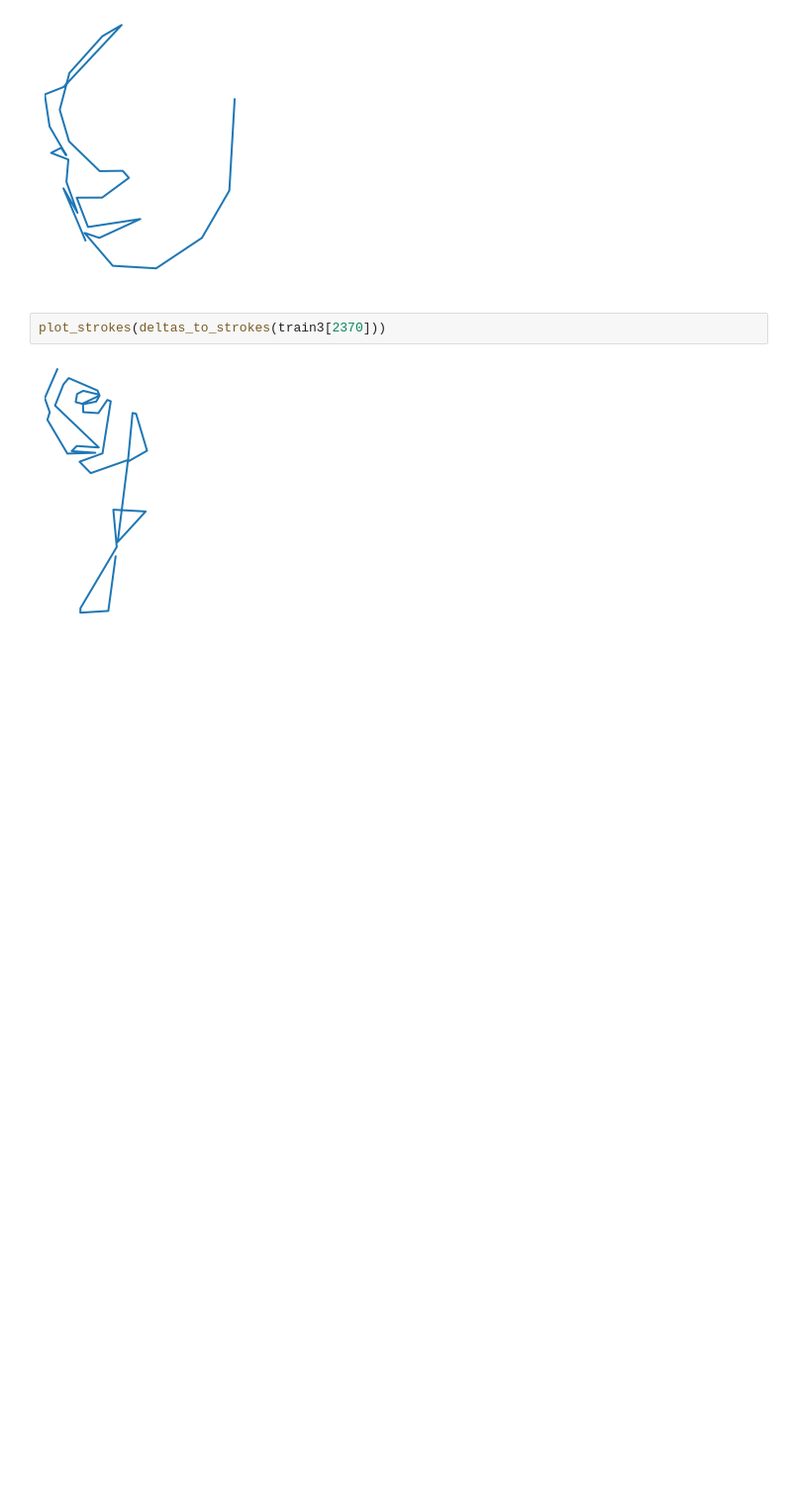
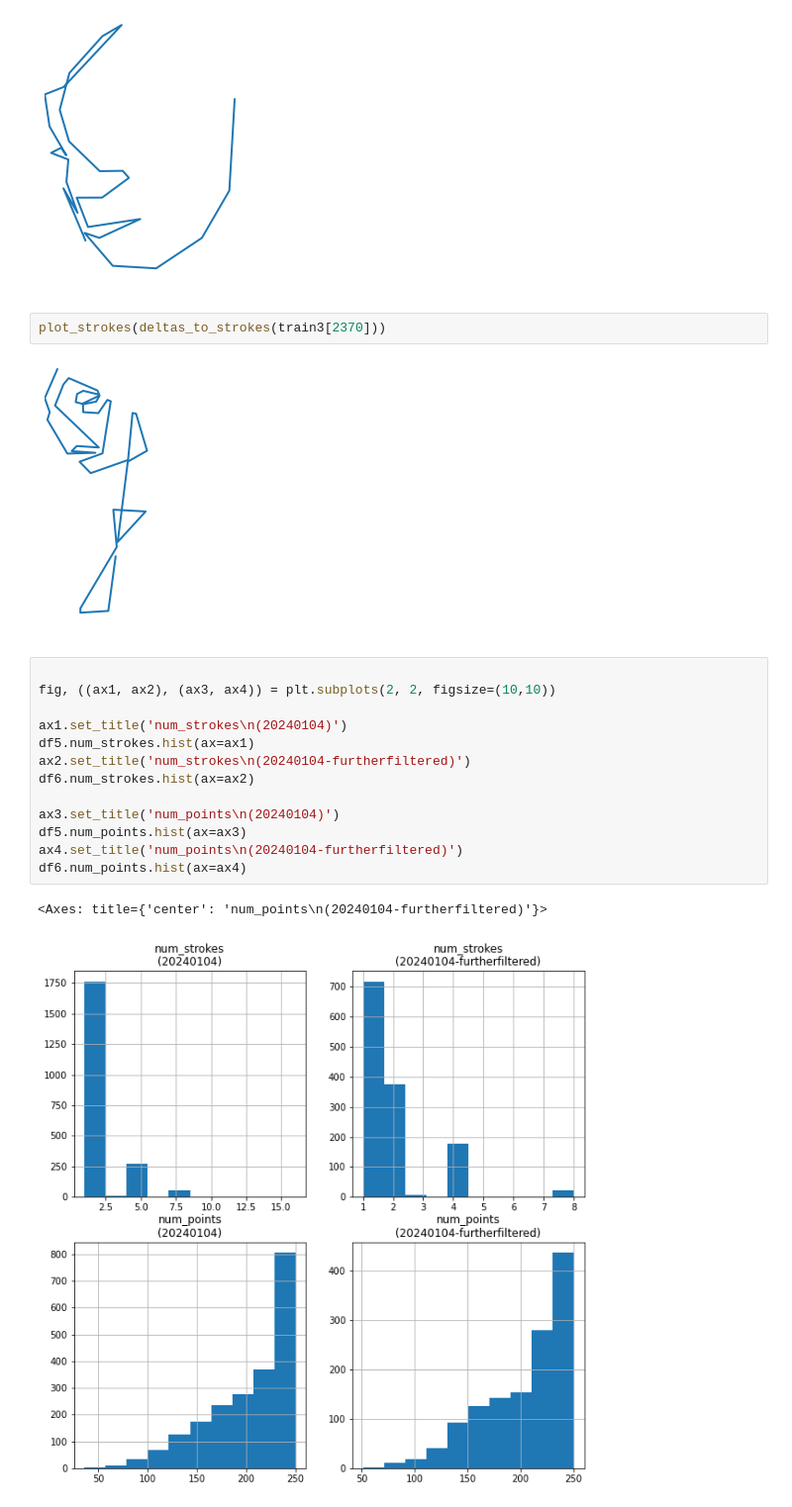
Before and after one commit to andrewlook/notebooks, a Jupyter notebook: nbs/jupyter/20240311_dataset_review.ipynb, the cells around one changed output. Shown at 99% size. Cells and saved outputs as stored; diff of their text form; blank space fills up the shorter version.

```diff
--- a/nbs/jupyter/20240311_dataset_review.ipynb
+++ b/nbs/jupyter/20240311_dataset_review.ipynb
@@ -222,3 +272,19 @@ plot_strokes(deltas_to_strokes(train3[2394]))
 plot_strokes(deltas_to_strokes(train3[2370]))
 # %% [output]
 [figure]
+# %%
+
+fig, ((ax1, ax2), (ax3, ax4)) = plt.subplots(2, 2, figsize=(10,10))
+
+ax1.set_title('num_strokes\n(20240104)')
+df5.num_strokes.hist(ax=ax1)
+ax2.set_title('num_strokes\n(20240104-furtherfiltered)')
+df6.num_strokes.hist(ax=ax2)
+
+ax3.set_title('num_points\n(20240104)')
+df5.num_points.hist(ax=ax3)
+ax4.set_title('num_points\n(20240104-furtherfiltered)')
+df6.num_points.hist(ax=ax4)
+# %% [output]
+<Axes: title={'center': 'num_points\n(20240104-furtherfiltered)'}>
+[figure, added]
```
Also changed, not shown: parts of 7 cells of this notebook.
